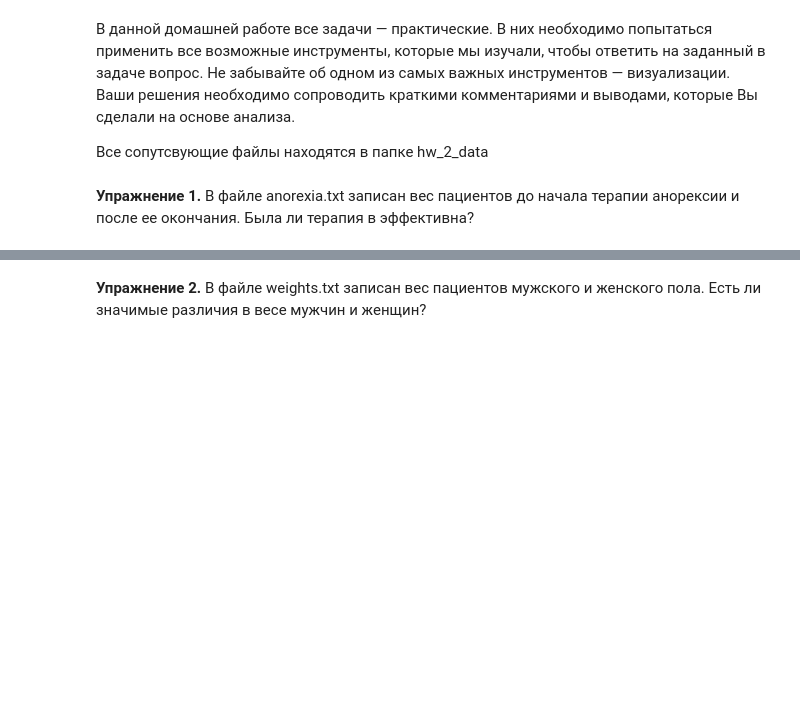
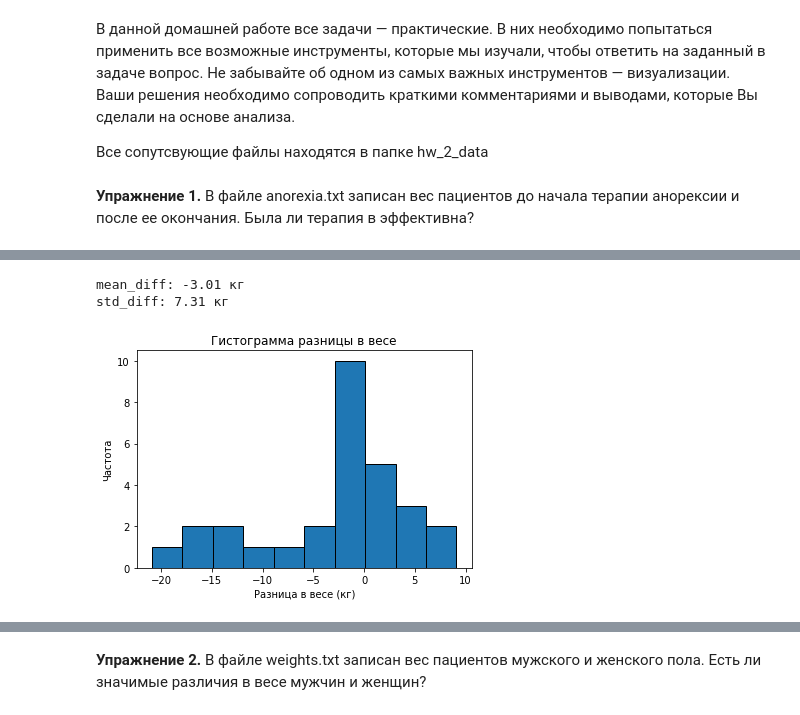
Before and after one commit to ankovalenko/Product-Analytics-2024, a Jupyter notebook: homeworks/hw_2.ipynb, the cells around one changed output, grey strips where cells are left out. Saved outputs shown, nothing was run; the diff lists cells and outputs as text; code cells hidden in the pictures; blank space fills up the shorter version.

```diff
--- a/homeworks/hw_2.ipynb
+++ b/homeworks/hw_2.ipynb
@@ -9,0 +15,3 @@
+# %%
+df = pd.read_csv('hw_2_data/anorexia.txt', sep='\t')
+df
@@ -9,0 +36,18 @@
+# %%
+df['diff'] = df['Before'] - df['After']
+# %%
+mean_diff = df['diff'].mean()
+std_diff = df['diff'].std()
+print(f"mean_diff: {mean_diff:.2f} кг")
+print(f"std_diff: {std_diff:.2f} кг")
+# %% [output]
+mean_diff: -3.01 кг
+std_diff: 7.31 кг
+# %%
+plt.hist(df['diff'], bins=10, edgecolor='black')
+plt.title('Гистограмма разницы в весе')
+plt.xlabel('Разница в весе (кг)')
+plt.ylabel('Частота')
+plt.show()
+# %% [output]
+[figure, added]
```
Also changed, not shown: parts of 57 cells of this notebook.
